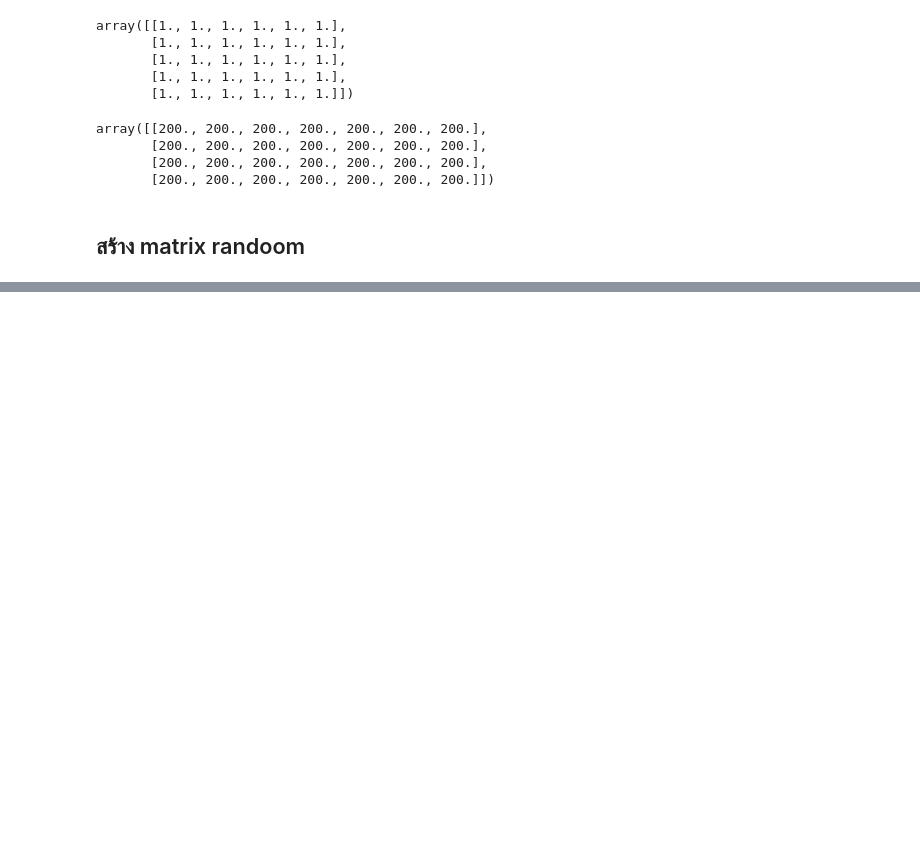
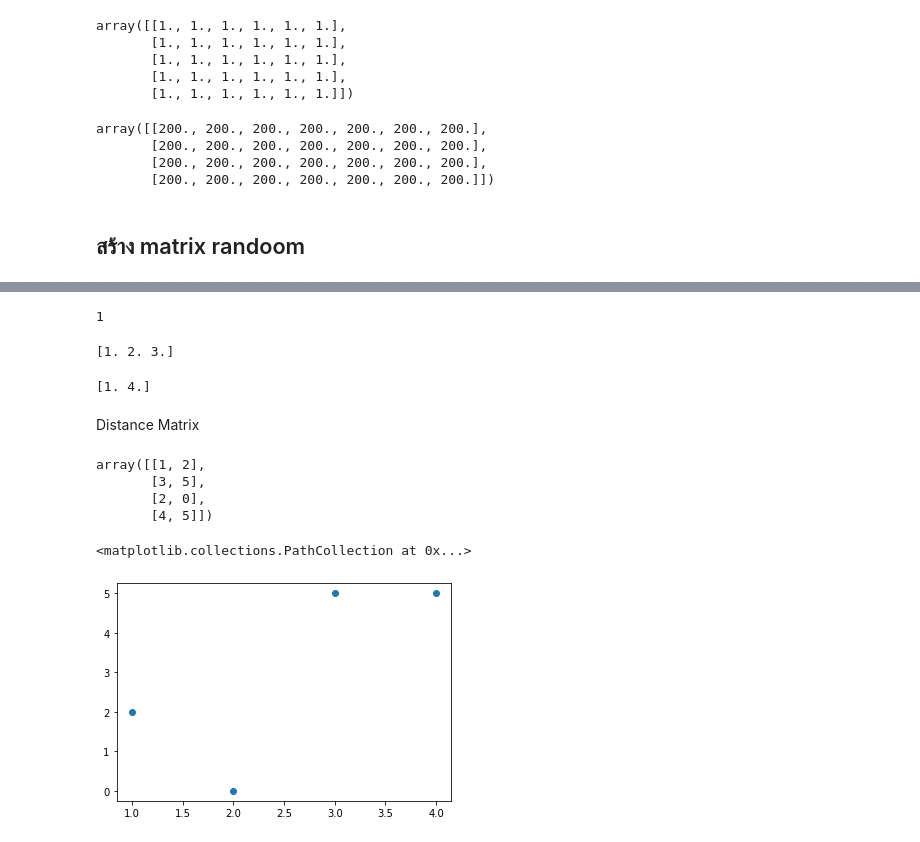
Before and after one commit to Chanunchida-May/DWDM21, a Jupyter notebook: Distance_Numpy.ipynb, the cells around one changed output, grey strips where cells are left out. Saved outputs shown, nothing was run; the diff lists cells and outputs as text; code cells hidden in the pictures; blank space fills up the shorter version.

```diff
--- a/Distance_Numpy.ipynb
+++ b/Distance_Numpy.ipynb
@@ -89,0 +312,45 @@ array([[ 5, 10,  7,  6,  9],
+# %%
+
+# np.min(np_a) (8)
+minV = 100000
+for row in range(np_a.shape[0]):
+    for col in range(np_a.shape[1]):
+        if np_a[row,col] < minV:
+            minV = np_a[row,col]
+print(minV)
+# %% [output]
+1
+# %%
+# np.min(np_a,axis=0) (9)
+min_all = np.zeros(np_a.shape[1])
+
+for col in range(np_a.shape[1]):
+    min_all[col] = min(np_a[:,col])
+print(min_all)
+# %% [output]
+[1. 2. 3.]
+# %%
+
+# np.min(np_a,axis=1) (10)
+min_row = np.zeros(np_a.shape[0])
+for row in range(np_a.shape[0]):
+   min_row[row] = min(np_a[row,:])
+print(min_row)
+# %% [output]
+[1. 4.]
+# %% [markdown]
+Distance Matrix
+# %%
+data1 = np.array([[1,2],[3,5],[2,0],[4,5]])
+data1
+# %% [output]
+array([[1, 2],
+       [3, 5],
+       [2, 0],
+       [4, 5]])
+# %%
+from matplotlib import pyplot as plt
+plt.scatter(data1[:,0],data1[:,1])
+# %% [output]
+<matplotlib.collections.PathCollection at 0x...>
+[figure, added]
```
Also changed, not shown: parts of 53 cells of this notebook.
